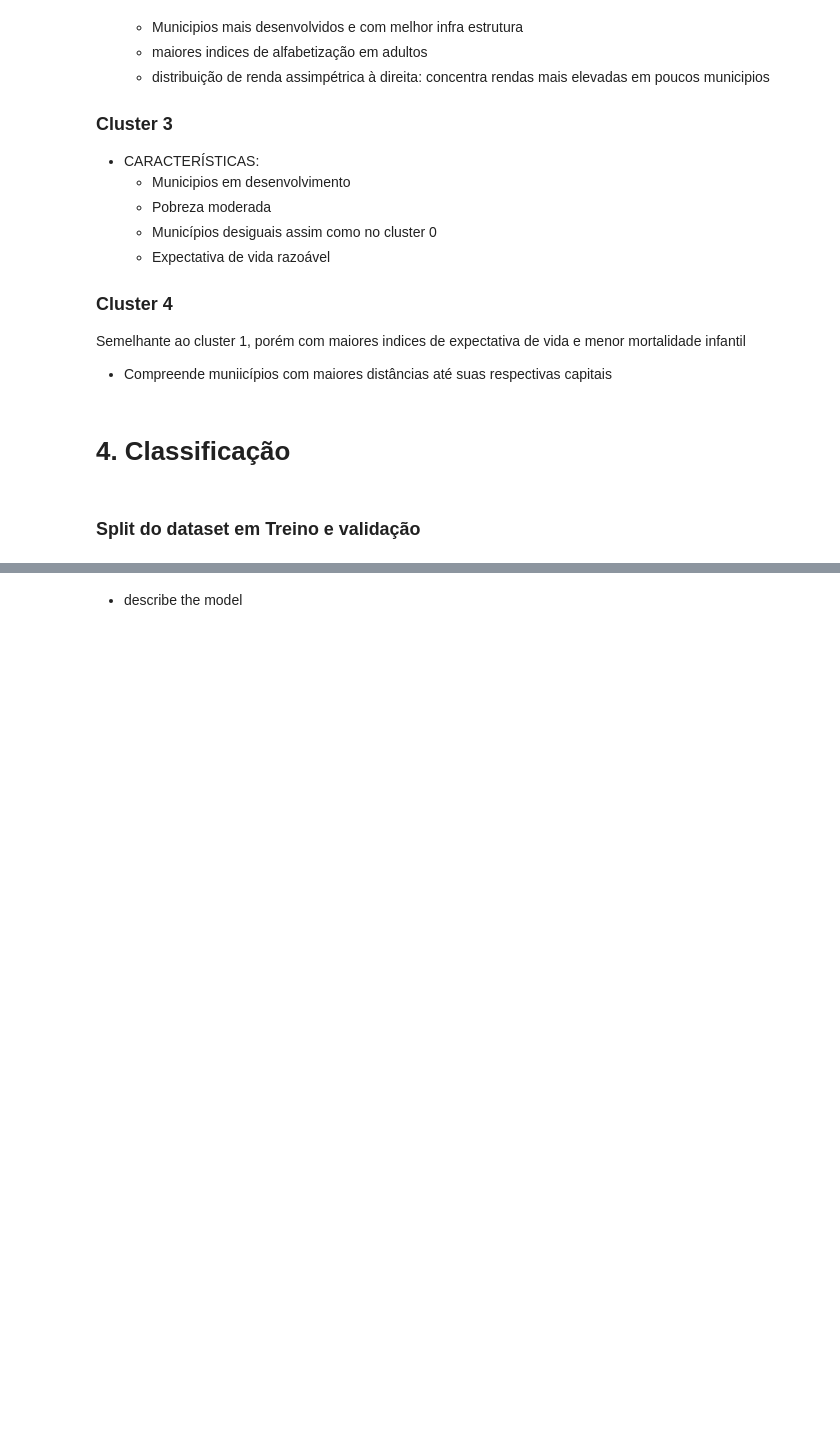
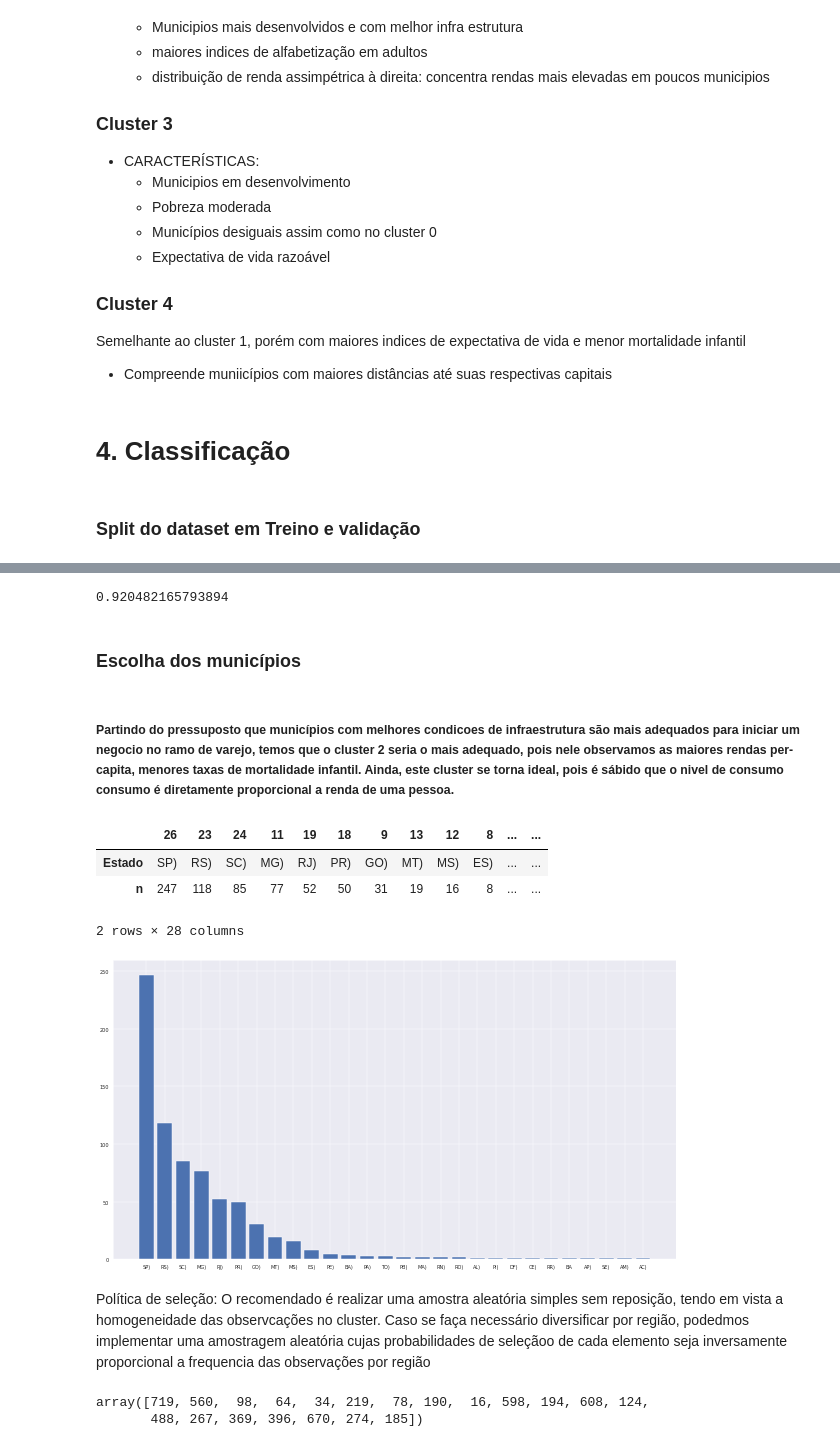
Before and after one commit to Jailsonrs/Poneglyph, a Jupyter notebook: UMAP-GMM.ipynb, the cells around one changed output, grey strips where cells are left out. Drawn from its saved outputs; the diff is of its cells as text; code cells hidden in the pictures; blank space fills up the shorter version.

```diff
--- a/UMAP-GMM.ipynb
+++ b/UMAP-GMM.ipynb
@@ -529,2 +500,38 @@ Matriz de Confusão:
-# %% [markdown]
-- describe the model
+# %%
+sh.best_score_
+# %% [output]
+0.920482165793894
+# %% [markdown]
+### Escolha dos municípios
+# %% [markdown]
+##### Partindo do pressuposto que municípios com melhores condicoes de infraestrutura são mais adequados para iniciar um negocio no ramo de varejo, temos que o cluster 2 seria o mais adequado, pois nele observamos as maiores rendas per-capita, menores taxas de mortalidade infantil. Ainda, este cluster se torna ideal, pois é sábido que o nivel de consumo consumo é diretamente proporcional a renda de uma pessoa.
+# %%
+dados_municipais[["Município","Estado","0"]] = dados_municipais.Município.str.split("(", expand = True)
+dados_municipais.drop(['0'], axis=1,inplace=True)
+municipios = pd.concat([dados_municipais, mixtures], axis = 1)
+# %%
+cluster_2 = municipios[municipios['model'] == 2]
+cluster_2.reset_index(inplace=True)
+estados =cluster_2.groupby(['Estado'])["Estado"].count().reset_index(name="n").sort_values(['n'], ascending=False)
+plt.figure(figsize=(22,12), dpi=33)
+plt.bar(estados['Estado'], estados['n'])
+(estados.transpose())
+# %% [output]
+|  | 26 | 23 | 24 | 11 | 19 | 18 | 9 | 13 | 12 | 8 | ... | ... |
+| Estado | SP) | RS) | SC) | MG) | RJ) | PR) | GO) | MT) | MS) | ES) | ... | ... |
+| n | 247 | 118 | 85 | 77 | 52 | 50 | 31 | 19 | 16 | 8 | ... | ... |
+2 rows × 28 columns
+[figure, added]
+# %% [markdown]
+Política de seleção:
+O recomendado é realizar uma amostra aleatória simples sem reposição, tendo em vista a homogeneidade das observcações no cluster.
+Caso se faça necessário diversificar por região, podedmos implementar uma amostragem aleatória cujas probabilidades de seleçãoo de
+cada elemento seja inversamente proporcional a frequencia das observações por região
+# %%
+import random
+#cluster_2.drop(["index"],axis=1,inplace=True)
+amostra  = random.sample(range(1, cluster_2.shape[0]), 20)
+np.transpose(amostra )
+# %% [output]
+array([719, 560,  98,  64,  34, 219,  78, 190,  16, 598, 194, 608, 124,
+       488, 267, 369, 396, 670, 274, 185])
```
Also changed, not shown: parts of 26 cells of this notebook.
